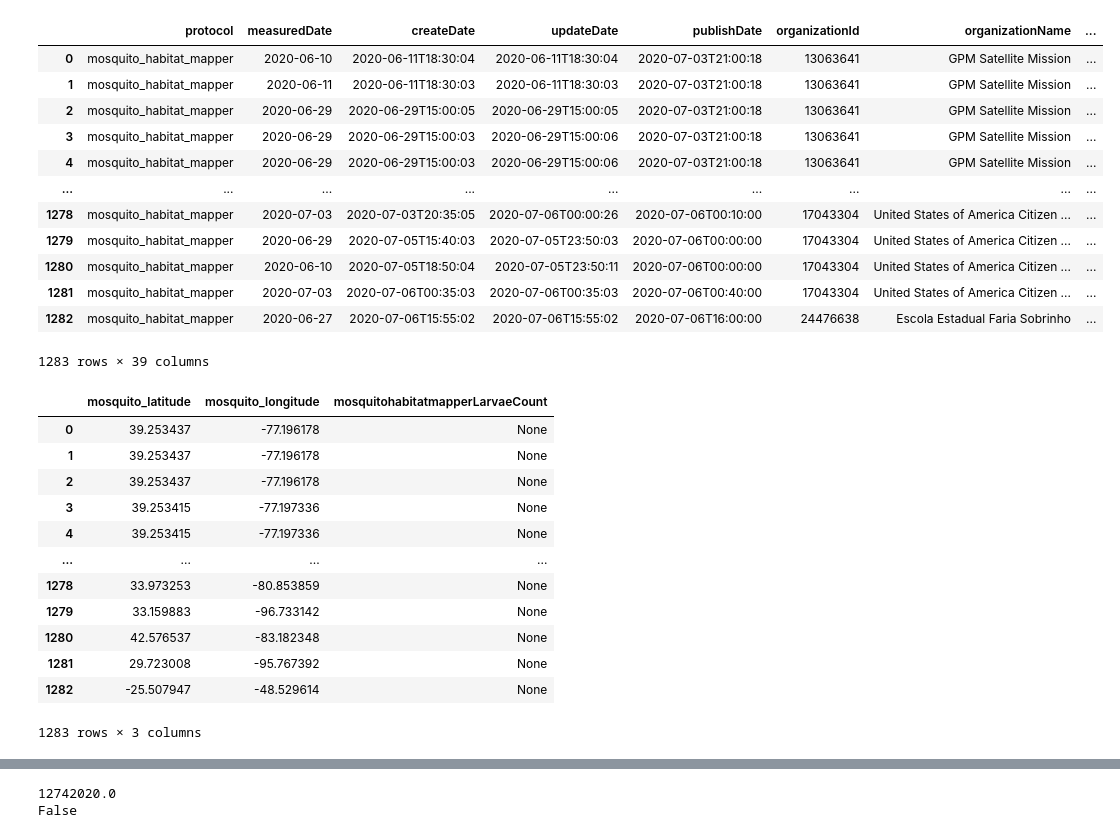
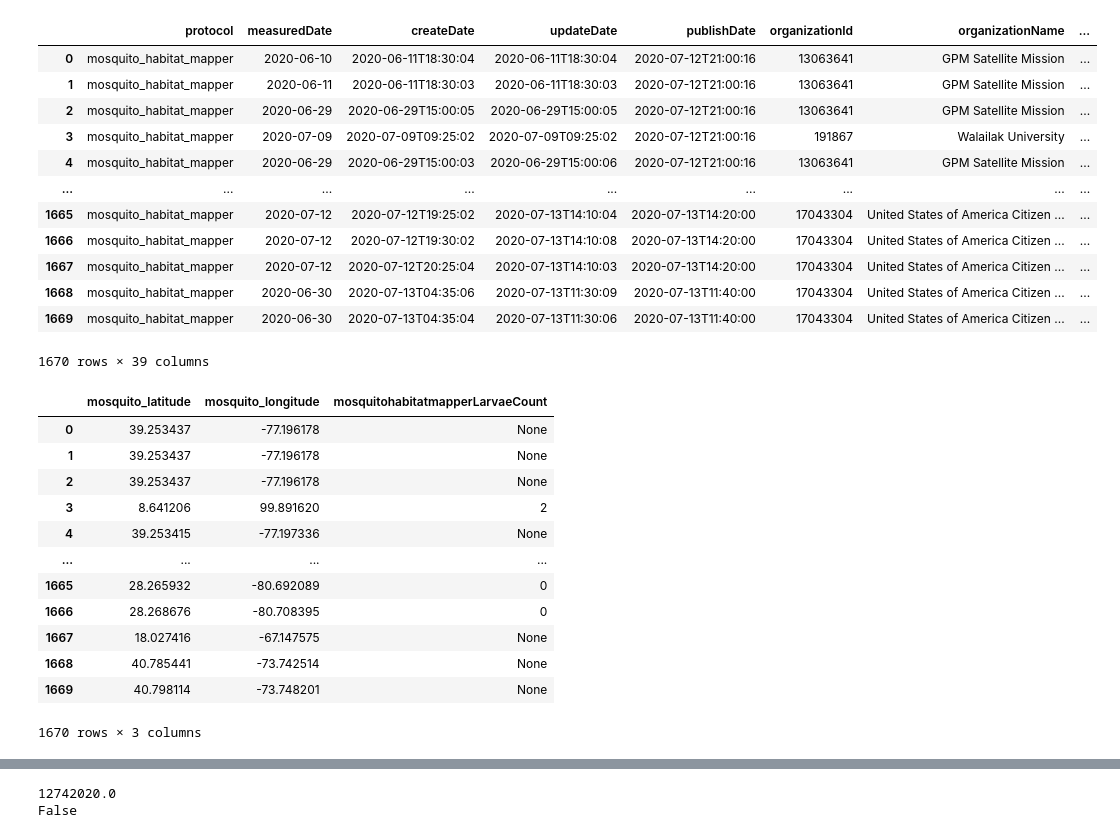
Before and after one commit to Piphi5/MosquitoAndLandcover, a Jupyter notebook: Testing Globe API.ipynb, the cells around one changed output, grey strips where cells are left out. Cells and saved outputs as stored; diff of their text form; code cells hidden in the pictures.

```diff
--- a/Testing Globe API.ipynb
+++ b/Testing Globe API.ipynb
@@ -1,33 +1,36 @@
 # %%
 import requests
 import json
-response = requests.get("https://api.globe.gov/search/v1/measurement/protocol/measureddate/?protocols=mosquito_habitat_mapper&startdate=2020-05-31&enddate=2020-07-03&geojson=FALSE&sample=FALSE")
+from datetime import date
+today = date.today()
+response = requests.get(f"https://api.globe.gov/search/v1/measurement/protocol/measureddate/?protocols=mosquito_habitat_mapper&startdate=2020-05-31&enddate={today}&geojson=FALSE&sample=FALSE")
 
 mosquito_data = response.json()["results"]
 #mosquito_data
 # %%
 import pandas as pd
 mosquito_data_df = pd.DataFrame(mosquito_data)
 data_df_temp = pd.DataFrame(mosquito_data_df["data"].to_dict()).transpose()
 
 mosquito_data_df = mosquito_data_df.join(data_df_temp)
 mosquito_data_df.drop(["data"], axis=1)
+mosquito_data_df.to_csv("mosquito_data.csv")
 mosquito_data_df = mosquito_data_df.rename(columns = {"latitude" : "mosquito_latitude", "longitude" : "mosquito_longitude"})
 mosquito_data_df
 # %% [output]
 |  | protocol | measuredDate | createDate | updateDate | publishDate | organizationId | organizationName | ... |
-| 0 | mosquito_habitat_mapper | 2020-06-10 | 2020-06-11T18:30:04 | 2020-06-11T18:30:04 | 2020-07-03T21:00:18 | 13063641 | GPM Satellite Mission | ... |
-| 1 | mosquito_habitat_mapper | 2020-06-11 | 2020-06-11T18:30:03 | 2020-06-11T18:30:03 | 2020-07-03T21:00:18 | 13063641 | GPM Satellite Mission | ... |
-| 2 | mosquito_habitat_mapper | 2020-06-29 | 2020-06-29T15:00:05 | 2020-06-29T15:00:05 | 2020-07-03T21:00:18 | 13063641 | GPM Satellite Mission | ... |
-| 3 | mosquito_habitat_mapper | 2020-06-29 | 2020-06-29T15:00:03 | 2020-06-29T15:00:06 | 2020-07-03T21:00:18 | 13063641 | GPM Satellite Mission | ... |
-| 4 | mosquito_habitat_mapper | 2020-06-29 | 2020-06-29T15:00:03 | 2020-06-29T15:00:06 | 2020-07-03T21:00:18 | 13063641 | GPM Satellite Mission | ... |
+| 0 | mosquito_habitat_mapper | 2020-06-10 | 2020-06-11T18:30:04 | 2020-06-11T18:30:04 | 2020-07-12T21:00:16 | 13063641 | GPM Satellite Mission | ... |
+| 1 | mosquito_habitat_mapper | 2020-06-11 | 2020-06-11T18:30:03 | 2020-06-11T18:30:03 | 2020-07-12T21:00:16 | 13063641 | GPM Satellite Mission | ... |
+| 2 | mosquito_habitat_mapper | 2020-06-29 | 2020-06-29T15:00:05 | 2020-06-29T15:00:05 | 2020-07-12T21:00:16 | 13063641 | GPM Satellite Mission | ... |
+| 3 | mosquito_habitat_mapper | 2020-07-09 | 2020-07-09T09:25:02 | 2020-07-09T09:25:02 | 2020-07-12T21:00:16 | 191867 | Walailak University | ... |
+| 4 | mosquito_habitat_mapper | 2020-06-29 | 2020-06-29T15:00:03 | 2020-06-29T15:00:06 | 2020-07-12T21:00:16 | 13063641 | GPM Satellite Mission | ... |
 | ... | ... | ... | ... | ... | ... | ... | ... | ... |
-| 1278 | mosquito_habitat_mapper | 2020-07-03 | 2020-07-03T20:35:05 | 2020-07-06T00:00:26 | 2020-07-06T00:10:00 | 17043304 | United States of America Citizen ... | ... |
-| 1279 | mosquito_habitat_mapper | 2020-06-29 | 2020-07-05T15:40:03 | 2020-07-05T23:50:03 | 2020-07-06T00:00:00 | 17043304 | United States of America Citizen ... | ... |
-| 1280 | mosquito_habitat_mapper | 2020-06-10 | 2020-07-05T18:50:04 | 2020-07-05T23:50:11 | 2020-07-06T00:00:00 | 17043304 | United States of America Citizen ... | ... |
-| 1281 | mosquito_habitat_mapper | 2020-07-03 | 2020-07-06T00:35:03 | 2020-07-06T00:35:03 | 2020-07-06T00:40:00 | 17043304 | United States of America Citizen ... | ... |
-| 1282 | mosquito_habitat_mapper | 2020-06-27 | 2020-07-06T15:55:02 | 2020-07-06T15:55:02 | 2020-07-06T16:00:00 | 24476638 | Escola Estadual Faria Sobrinho | ... |
+| 1665 | mosquito_habitat_mapper | 2020-07-12 | 2020-07-12T19:25:02 | 2020-07-13T14:10:04 | 2020-07-13T14:20:00 | 17043304 | United States of America Citizen ... | ... |
+| 1666 | mosquito_habitat_mapper | 2020-07-12 | 2020-07-12T19:30:02 | 2020-07-13T14:10:08 | 2020-07-13T14:20:00 | 17043304 | United States of America Citizen ... | ... |
+| 1667 | mosquito_habitat_mapper | 2020-07-12 | 2020-07-12T20:25:04 | 2020-07-13T14:10:03 | 2020-07-13T14:20:00 | 17043304 | United States of America Citizen ... | ... |
+| 1668 | mosquito_habitat_mapper | 2020-06-30 | 2020-07-13T04:35:06 | 2020-07-13T11:30:09 | 2020-07-13T11:40:00 | 17043304 | United States of America Citizen ... | ... |
+| 1669 | mosquito_habitat_mapper | 2020-06-30 | 2020-07-13T04:35:04 | 2020-07-13T11:30:06 | 2020-07-13T11:40:00 | 17043304 | United States of America Citizen ... | ... |
-1283 rows × 39 columns
+1670 rows × 39 columns
 # %%
 mm_keys = ["mosquito_latitude", "mosquito_longitude", "mosquitohabitatmapperLarvaeCount"]
 desired_mosquito_data = mosquito_data_df[mm_keys]
@@ -37,13 +40,13 @@ desired_mosquito_data
 | 0 | 39.253437 | -77.196178 | None |
 | 1 | 39.253437 | -77.196178 | None |
 | 2 | 39.253437 | -77.196178 | None |
-| 3 | 39.253415 | -77.197336 | None |
+| 3 | 8.641206 | 99.891620 | 2 |
 | 4 | 39.253415 | -77.197336 | None |
 | ... | ... | ... | ... |
-| 1278 | 33.973253 | -80.853859 | None |
-| 1279 | 33.159883 | -96.733142 | None |
-| 1280 | 42.576537 | -83.182348 | None |
-| 1281 | 29.723008 | -95.767392 | None |
-| 1282 | -25.507947 | -48.529614 | None |
+| 1665 | 28.265932 | -80.692089 | 0 |
+| 1666 | 28.268676 | -80.708395 | 0 |
+| 1667 | 18.027416 | -67.147575 | None |
+| 1668 | 40.785441 | -73.742514 | None |
+| 1669 | 40.798114 | -73.748201 | None |
-1283 rows × 3 columns
+1670 rows × 3 columns
 # %%
```
Also changed, not shown: parts of 5 cells of this notebook, 2 other files.
